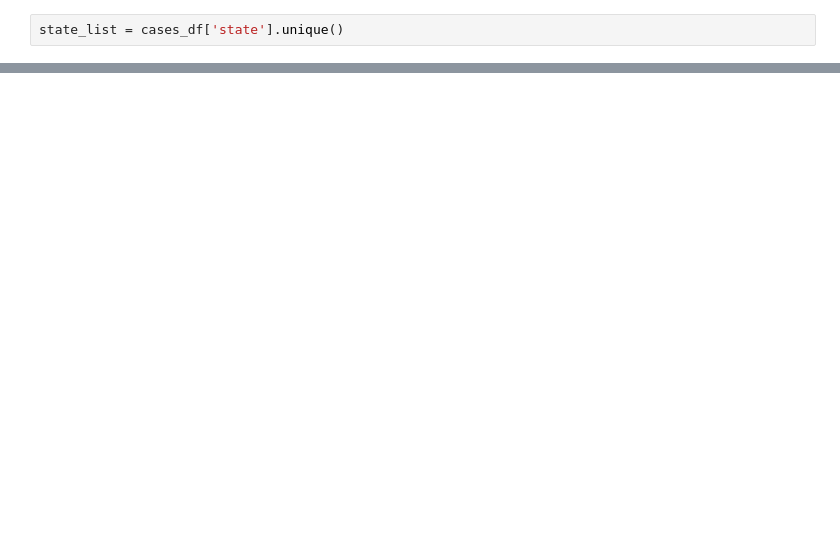
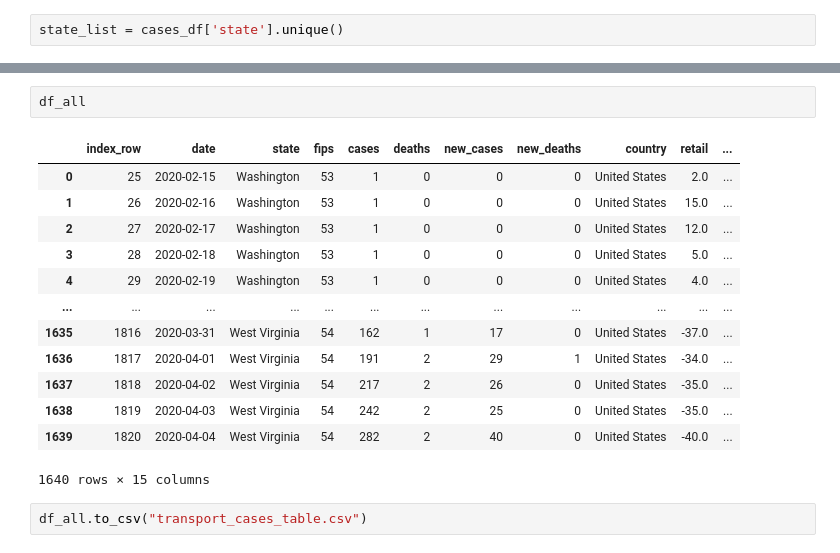
Before and after one commit to rockhound03/CovidDataExplore, a Jupyter notebook: data_compare_transport.ipynb, the cells around one changed output, grey strips where cells are left out. Drawn from its saved outputs; the diff is of its cells as text; blank space fills up the shorter version.

```diff
--- a/data_compare_transport.ipynb
+++ b/data_compare_transport.ipynb
@@ -105,0 +129,18 @@ df3
+# %%
+df_all
+# %% [output]
+|  | index_row | date | state | fips | cases | deaths | new_cases | new_deaths | country | retail | ... |
+| 0 | 25 | 2020-02-15 | Washington | 53 | 1 | 0 | 0 | 0 | United States | 2.0 | ... |
+| 1 | 26 | 2020-02-16 | Washington | 53 | 1 | 0 | 0 | 0 | United States | 15.0 | ... |
+| 2 | 27 | 2020-02-17 | Washington | 53 | 1 | 0 | 0 | 0 | United States | 12.0 | ... |
+| 3 | 28 | 2020-02-18 | Washington | 53 | 1 | 0 | 0 | 0 | United States | 5.0 | ... |
+| 4 | 29 | 2020-02-19 | Washington | 53 | 1 | 0 | 0 | 0 | United States | 4.0 | ... |
+| ... | ... | ... | ... | ... | ... | ... | ... | ... | ... | ... | ... |
+| 1635 | 1816 | 2020-03-31 | West Virginia | 54 | 162 | 1 | 17 | 0 | United States | -37.0 | ... |
+| 1636 | 1817 | 2020-04-01 | West Virginia | 54 | 191 | 2 | 29 | 1 | United States | -34.0 | ... |
+| 1637 | 1818 | 2020-04-02 | West Virginia | 54 | 217 | 2 | 26 | 0 | United States | -35.0 | ... |
+| 1638 | 1819 | 2020-04-03 | West Virginia | 54 | 242 | 2 | 25 | 0 | United States | -35.0 | ... |
+| 1639 | 1820 | 2020-04-04 | West Virginia | 54 | 282 | 2 | 40 | 0 | United States | -40.0 | ... |
+1640 rows × 15 columns
+# %%
+df_all.to_csv("transport_cases_table.csv")
```
Also changed, not shown: parts of 14 cells of this notebook.
